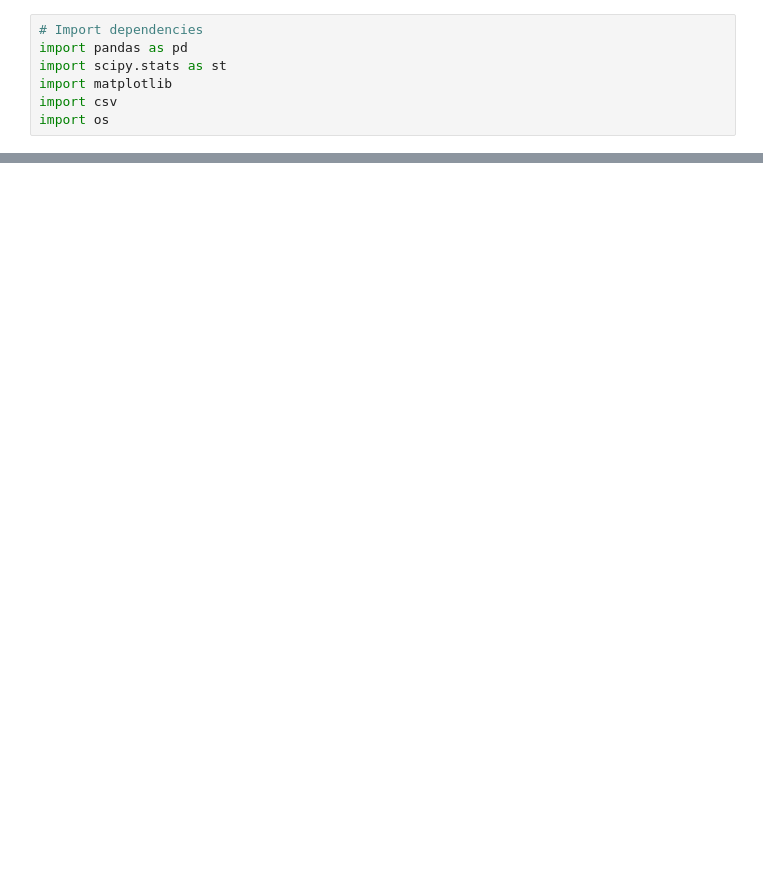
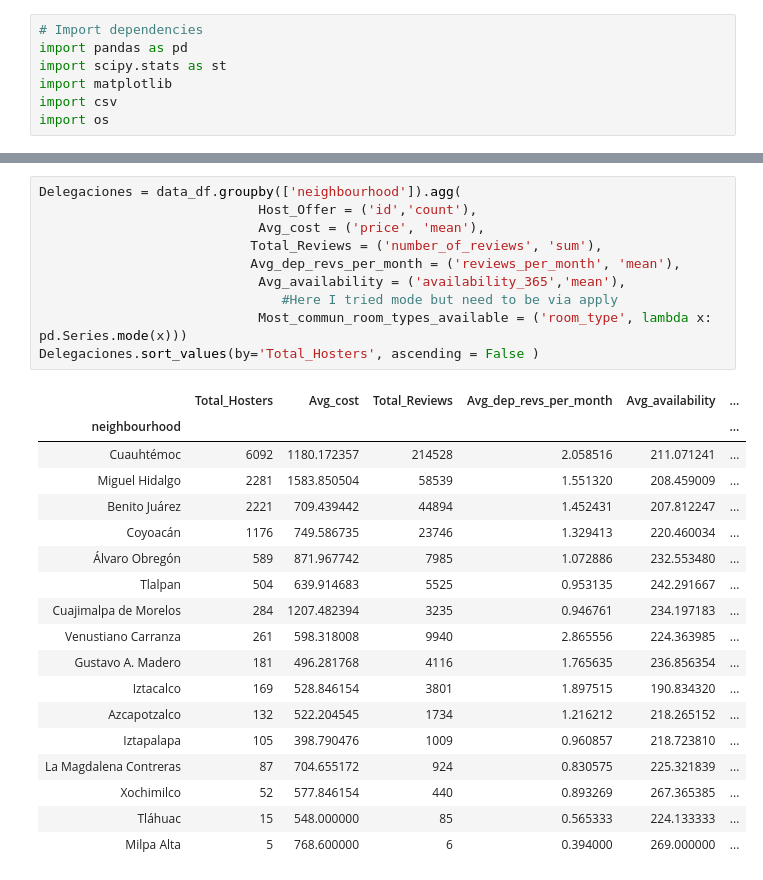
Before and after one commit to elc17/Project_1, a Jupyter notebook: project_1.ipynb, the cells around one changed output, grey strips where cells are left out. Saved outputs shown, nothing was run; the diff lists cells and outputs as text; blank space fills up the shorter version.

```diff
--- a/project_1.ipynb
+++ b/project_1.ipynb
@@ -19,0 +71,29 @@ data_df.head()
+# %%
+Delegaciones = data_df.groupby(['neighbourhood']).agg(
+                            Host_Offer = ('id','count'),
+                            Avg_cost = ('price', 'mean'),
+                           Total_Reviews = ('number_of_reviews', 'sum'),
+                           Avg_dep_revs_per_month = ('reviews_per_month', 'mean'),
+                            Avg_availability = ('availability_365','mean'),
+                               #Here I tried mode but need to be via apply
+                            Most_commun_room_types_available = ('room_type', lambda x: pd.Series.mode(x)))
+Delegaciones.sort_values(by='Total_Hosters', ascending = False )
+# %% [output]
+|  | Total_Hosters | Avg_cost | Total_Reviews | Avg_dep_revs_per_month | Avg_availability | ... |
+| neighbourhood |  |  |  |  |  | ... |
+| Cuauhtémoc | 6092 | 1180.172357 | 214528 | 2.058516 | 211.071241 | ... |
+| Miguel Hidalgo | 2281 | 1583.850504 | 58539 | 1.551320 | 208.459009 | ... |
+| Benito Juárez | 2221 | 709.439442 | 44894 | 1.452431 | 207.812247 | ... |
+| Coyoacán | 1176 | 749.586735 | 23746 | 1.329413 | 220.460034 | ... |
+| Álvaro Obregón | 589 | 871.967742 | 7985 | 1.072886 | 232.553480 | ... |
+| Tlalpan | 504 | 639.914683 | 5525 | 0.953135 | 242.291667 | ... |
+| Cuajimalpa de Morelos | 284 | 1207.482394 | 3235 | 0.946761 | 234.197183 | ... |
+| Venustiano Carranza | 261 | 598.318008 | 9940 | 2.865556 | 224.363985 | ... |
+| Gustavo A. Madero | 181 | 496.281768 | 4116 | 1.765635 | 236.856354 | ... |
+| Iztacalco | 169 | 528.846154 | 3801 | 1.897515 | 190.834320 | ... |
+| Azcapotzalco | 132 | 522.204545 | 1734 | 1.216212 | 218.265152 | ... |
+| Iztapalapa | 105 | 398.790476 | 1009 | 0.960857 | 218.723810 | ... |
+| La Magdalena Contreras | 87 | 704.655172 | 924 | 0.830575 | 225.321839 | ... |
+| Xochimilco | 52 | 577.846154 | 440 | 0.893269 | 267.365385 | ... |
+| Tláhuac | 15 | 548.000000 | 85 | 0.565333 | 224.133333 | ... |
+| Milpa Alta | 5 | 768.600000 | 6 | 0.394000 | 269.000000 | ... |
```
Also changed, not shown: parts of 5 cells of this notebook, 1 other file.
